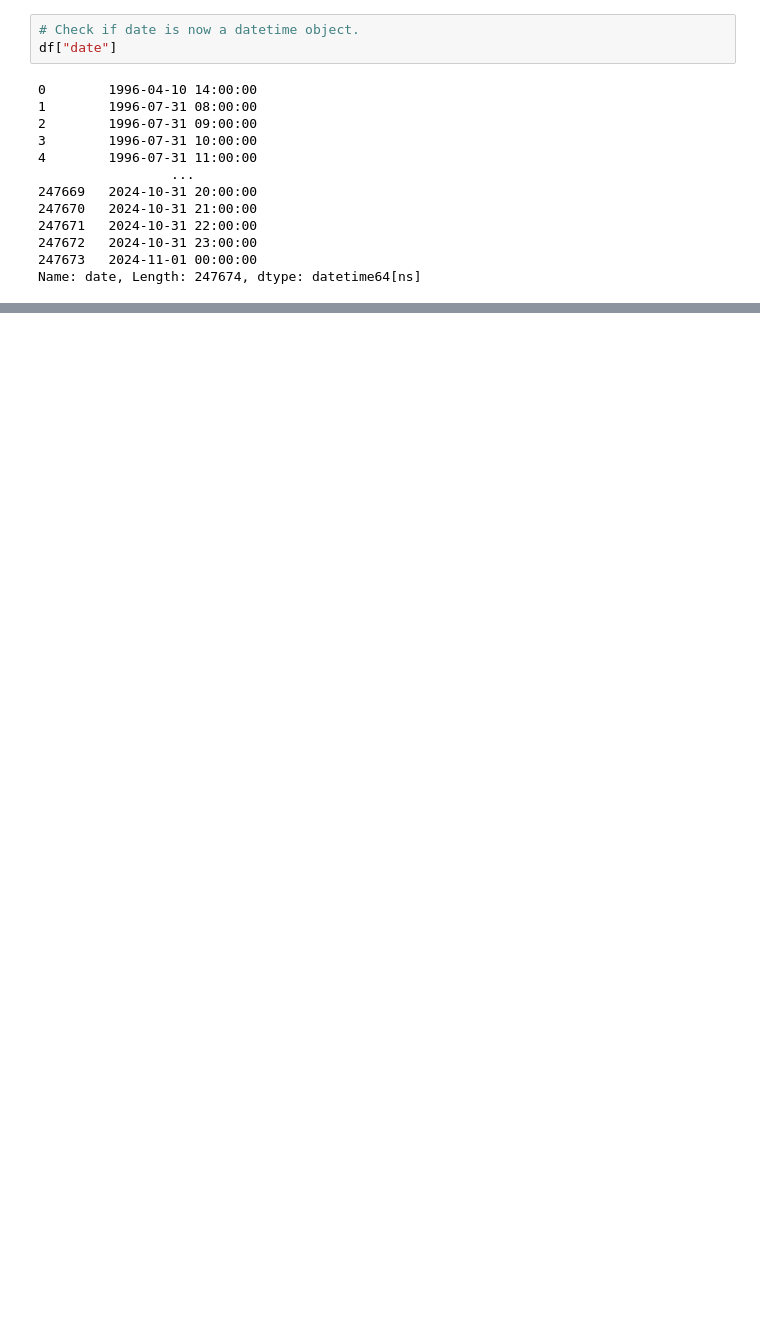
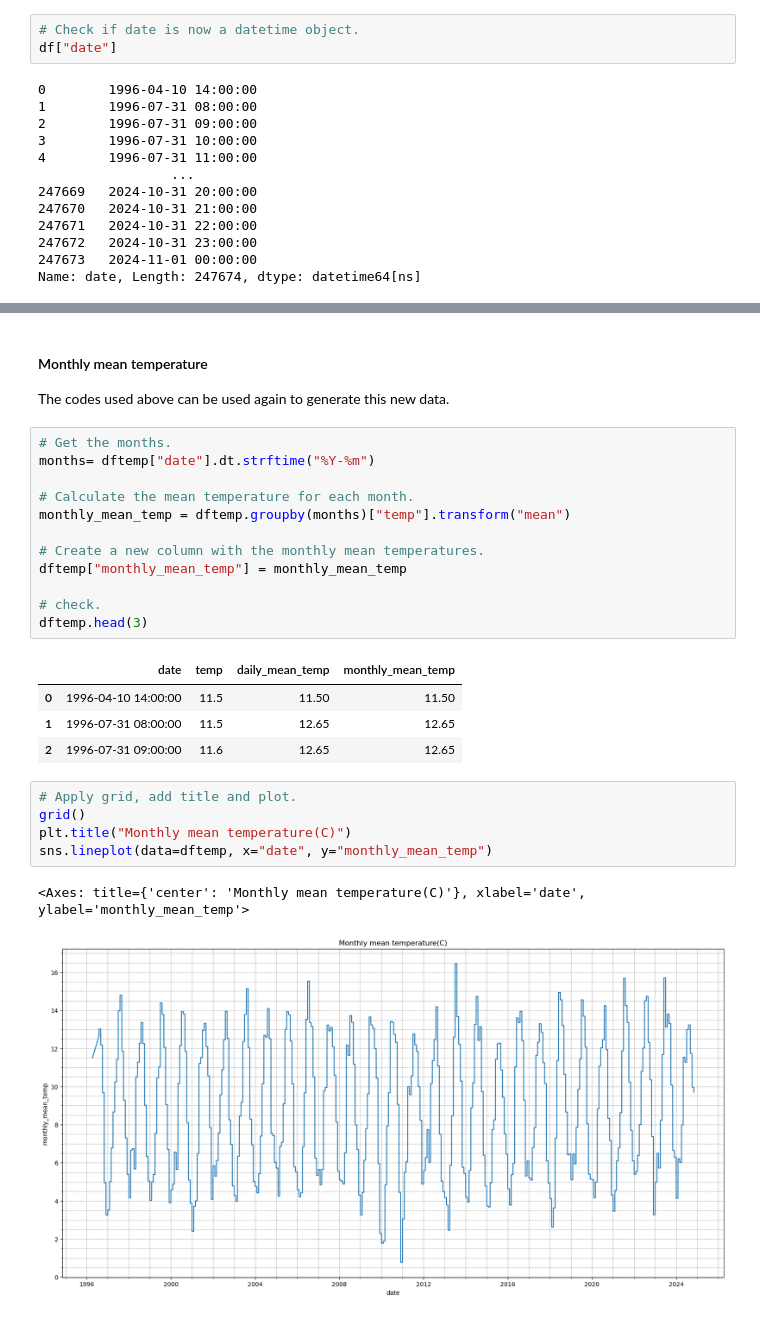
Before and after one commit to FatimaBOliveira/Programming-for-data-analytics, a Jupyter notebook: Assignments/assignment_6_Weather.ipynb, the cells around one changed output, grey strips where cells are left out. Saved outputs shown, nothing was run; the diff lists cells and outputs as text; blank space fills up the shorter version.

```diff
--- a/Assignments/assignment_6_Weather.ipynb
+++ b/Assignments/assignment_6_Weather.ipynb
@@ -230,0 +230,28 @@ _____________
+# %% [markdown]
+#### Monthly mean temperature
+The codes used above can be used again to generate this new data.
+# %%
+# Get the months.
+months= dftemp["date"].dt.strftime("%Y-%m")
+
+# Calculate the mean temperature for each month.
+monthly_mean_temp = dftemp.groupby(months)["temp"].transform("mean")
+
+# Create a new column with the monthly mean temperatures.
+dftemp["monthly_mean_temp"] = monthly_mean_temp
+
+# check.
+dftemp.head(3)
+# %% [output]
+|  | date | temp | daily_mean_temp | monthly_mean_temp |
+| 0 | 1996-04-10 14:00:00 | 11.5 | 11.50 | 11.50 |
+| 1 | 1996-07-31 08:00:00 | 11.5 | 12.65 | 12.65 |
+| 2 | 1996-07-31 09:00:00 | 11.6 | 12.65 | 12.65 |
+# %%
+# Apply grid, add title and plot.
+grid()
+plt.title("Monthly mean temperature(C)")
+sns.lineplot(data=dftemp, x="date", y="monthly_mean_temp")
+# %% [output]
+<Axes: title={'center': 'Monthly mean temperature(C)'}, xlabel='date', ylabel='monthly_mean_temp'>
+[figure, added]
```
Also changed, not shown: parts of 52 cells of this notebook.
